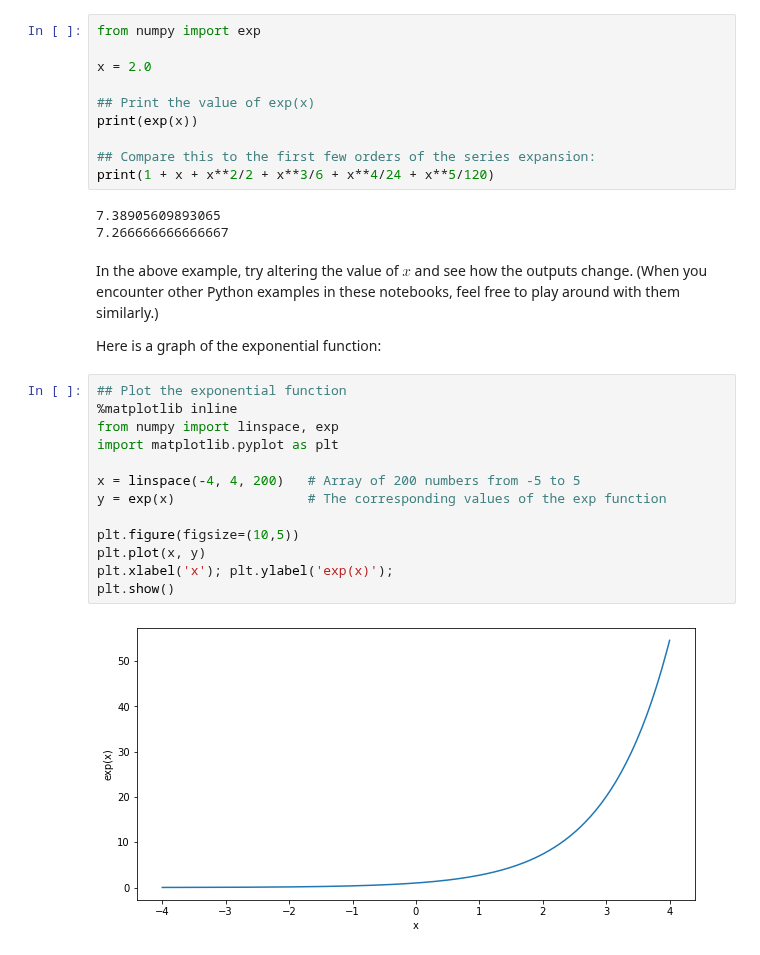
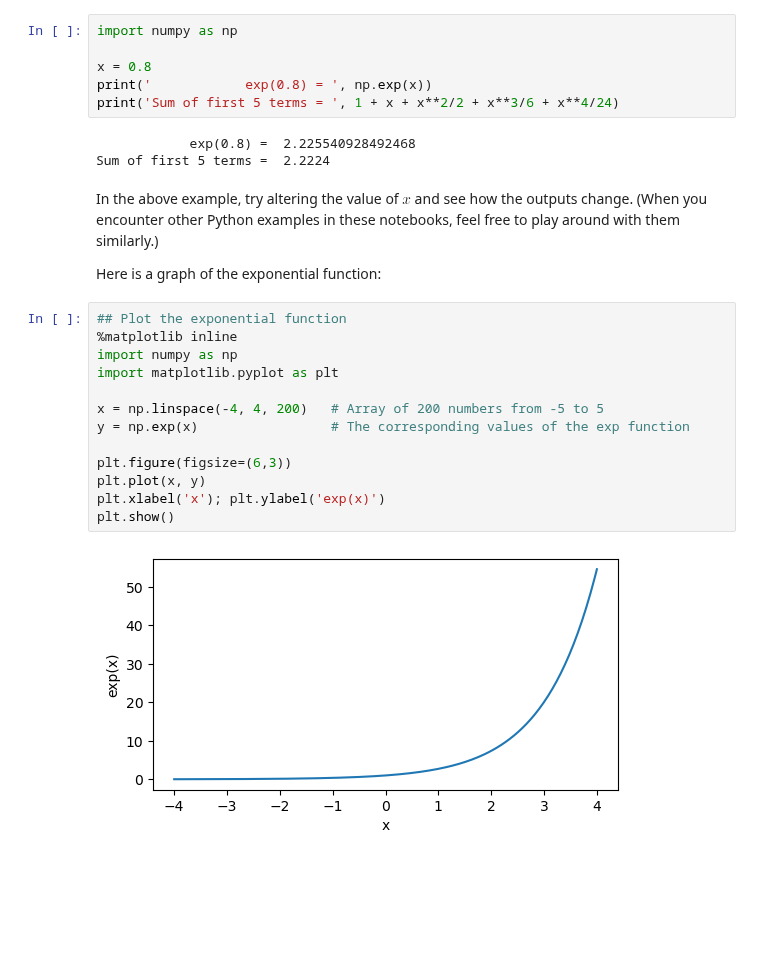
Before and after one commit to seewhydee/ntuphys_nb, a Jupyter notebook: MH2801/00_mathfunctions.ipynb, the cells around one changed output. Drawn from its saved outputs; the diff is of its cells as text; blank space fills up the shorter version.

```diff
--- a/MH2801/00_mathfunctions.ipynb
+++ b/MH2801/00_mathfunctions.ipynb
@@ -35,18 +37,14 @@ Note that the infinite series in this definition uses natural number powers only
 
 In Python, you can compute the exponential using the [`exp`](https://docs.scipy.org/doc/numpy/reference/generated/numpy.exp.html) function, which is defined in the Numpy (Numeric Python) package, as shown in the following example:
 # %%
-from numpy import exp
+import numpy as np
 
-x = 2.0
-
-## Print the value of exp(x)
-print(exp(x))
-
-## Compare this to the first few orders of the series expansion:
-print(1 + x + x**2/2 + x**3/6 + x**4/24 + x**5/120)
+x = 0.8
+print('            exp(0.8) = ', np.exp(x))
+print('Sum of first 5 terms = ', 1 + x + x**2/2 + x**3/6 + x**4/24)
 # %% [output]
-7.38905609893065
-7.266666666666667
+            exp(0.8) =  2.225540928492468
+Sum of first 5 terms =  2.2224
 # %% [markdown]
 In the above example, try altering the value of $x$ and see how the outputs change.  (When you encounter other Python examples in these notebooks, feel free to play around with them similarly.)
 
@@ -55,17 +53,17 @@ Here is a graph of the exponential function:
 # %%
 ## Plot the exponential function
 %matplotlib inline
-from numpy import linspace, exp
+import numpy as np
 import matplotlib.pyplot as plt
 
-x = linspace(-4, 4, 200)   # Array of 200 numbers from -5 to 5
-y = exp(x)                 # The corresponding values of the exp function
+x = np.linspace(-4, 4, 200)   # Array of 200 numbers from -5 to 5
+y = np.exp(x)                 # The corresponding values of the exp function
 
-plt.figure(figsize=(10,5))
+plt.figure(figsize=(6,3))
 plt.plot(x, y)
-plt.xlabel('x'); plt.ylabel('exp(x)');
+plt.xlabel('x'); plt.ylabel('exp(x)')
 plt.show()
 # %% [output]
-[figure, old version]
+[figure, new version]
 # %% [markdown]
 <a name="exponential_properties"></a>
```
Also changed, not shown: parts of 14 cells of this notebook, 7 other files.
